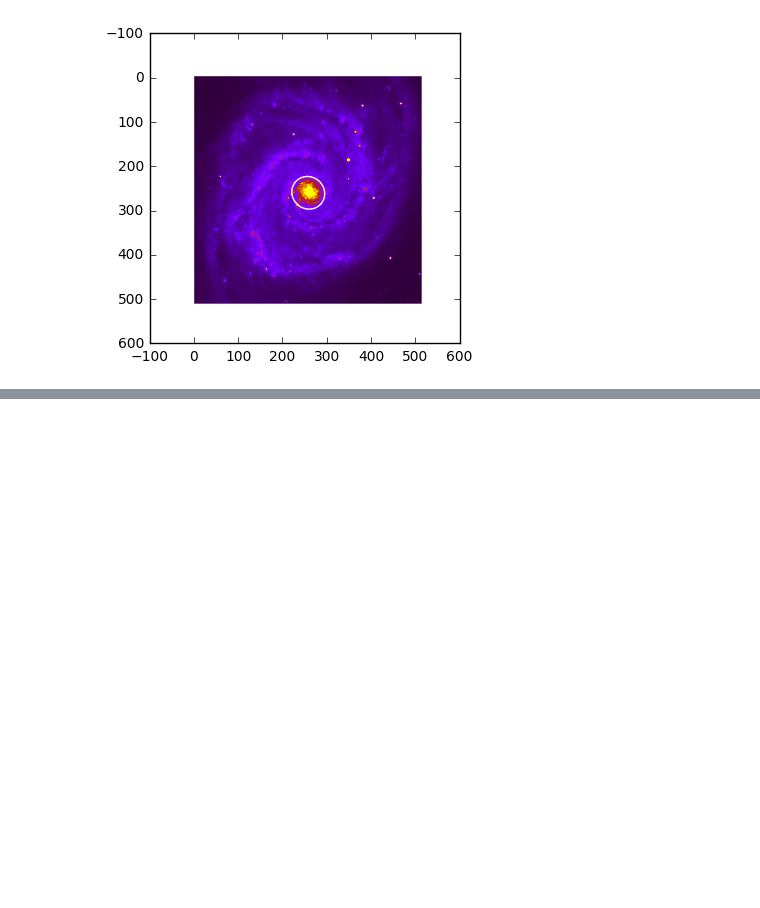
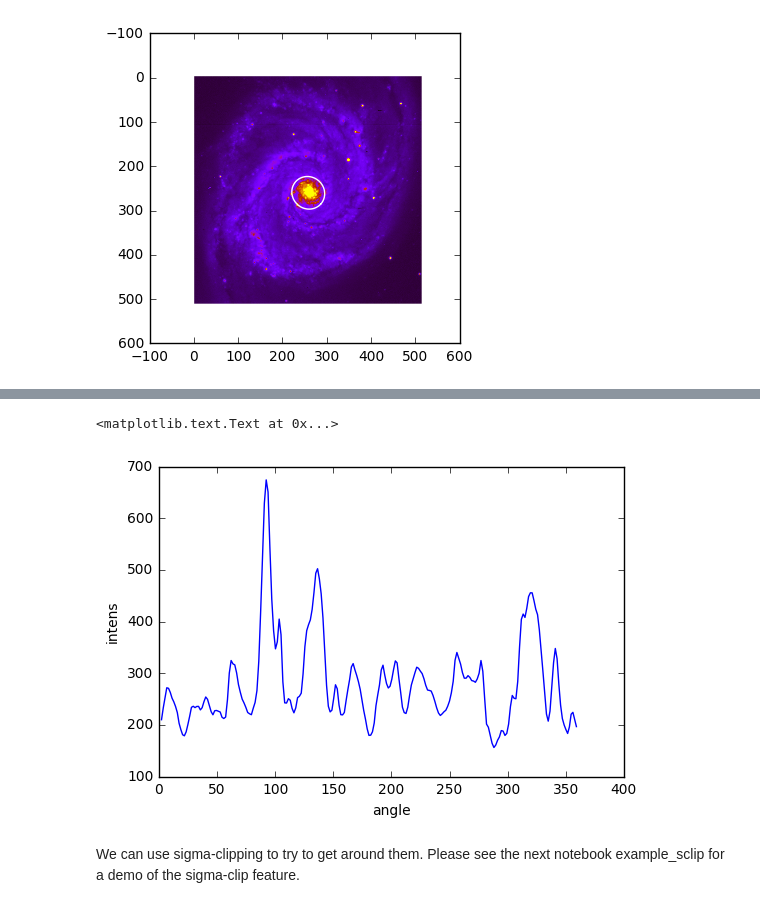
Before and after one commit to ibusko/isophote, a Jupyter notebook: docs/notebooks/example1.ipynb, the cells around one changed output, grey strips where cells are left out. Saved outputs shown, nothing was run; the diff lists cells and outputs as text; code cells hidden in the pictures; blank space fills up the shorter version.

Commit message:
Sigma clip.

```diff
--- a/docs/notebooks/example1.ipynb
+++ b/docs/notebooks/example1.ipynb
@@ -208,0 +211,9 @@ Note that the "isophote" doesn't look very isophotal. This is because the image
+# %%
+plt.plot(iso.sample.values[0]/np.pi*180., iso.sample.values[2])
+plt.ylabel("intens")
+plt.xlabel("angle")
+# %% [output]
+<matplotlib.text.Text at 0x...>
+[figure, added]
+# %% [markdown]
+We can use sigma-clipping to try to get around them. Please see the next notebook example_sclip for a demo of the sigma-clip feature.
```
Also changed, not shown: parts of 3 cells of this notebook, 1 other file.
